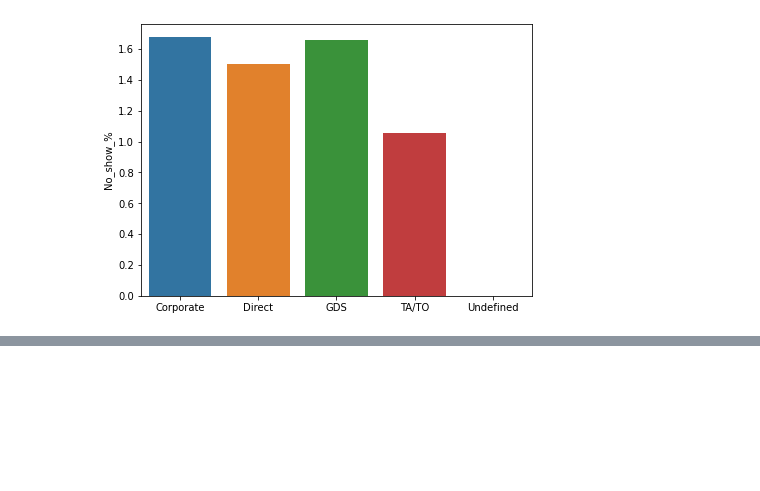
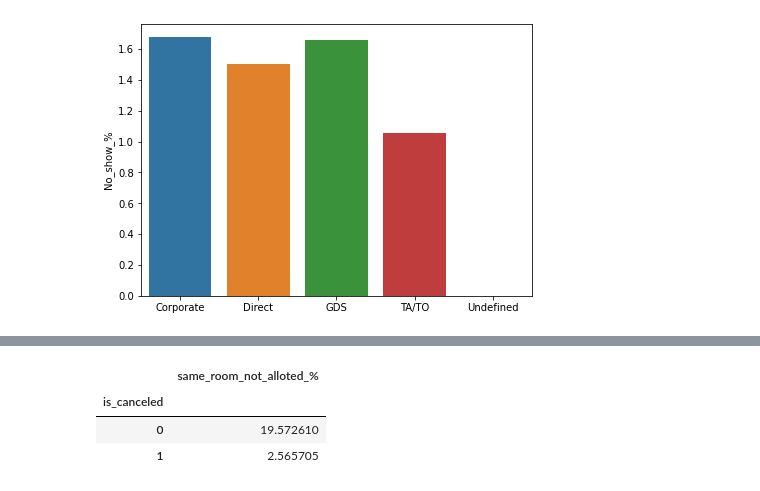
Before and after one commit to Neerajdataguy/EDA-Hotel-Booking, a Jupyter notebook: EDA(Group)_Hotel_Booking_Analysis_Capstone_Project.ipynb, the cells around one changed output, grey strips where cells are left out. Cells and saved outputs as stored; diff of their text form; code cells hidden in the pictures; blank space fills up the shorter version.

```diff
--- a/EDA(Group)_Hotel_Booking_Analysis_Capstone_Project.ipynb
+++ b/EDA(Group)_Hotel_Booking_Analysis_Capstone_Project.ipynb
@@ -362,0 +382,17 @@ sns.barplot(x = d10.index, y = d10['No_show_%'])
+# %%
+def check_room_allot(x):
+  if x['reserved_room_type'] != x['assigned_room_type']:
+    return 1
+  else:
+    return 0
+
+df1['same_room_not_alloted'] = df1.apply(lambda x : check_room_allot(x), axis = 1)
+grp_by_canc = df1.groupby('is_canceled')
+
+D3 = pd.DataFrame((grp_by_canc['same_room_not_alloted'].sum()/grp_by_canc.size())*100).rename(columns = {0: 'same_room_not_alloted_%'})
+D3
+# %% [output]
+|  | same_room_not_alloted_% |
+| is_canceled |  |
+| 0 | 19.572610 |
+| 1 | 2.565705 |
```
Also changed, not shown: parts of 3 cells of this notebook.
